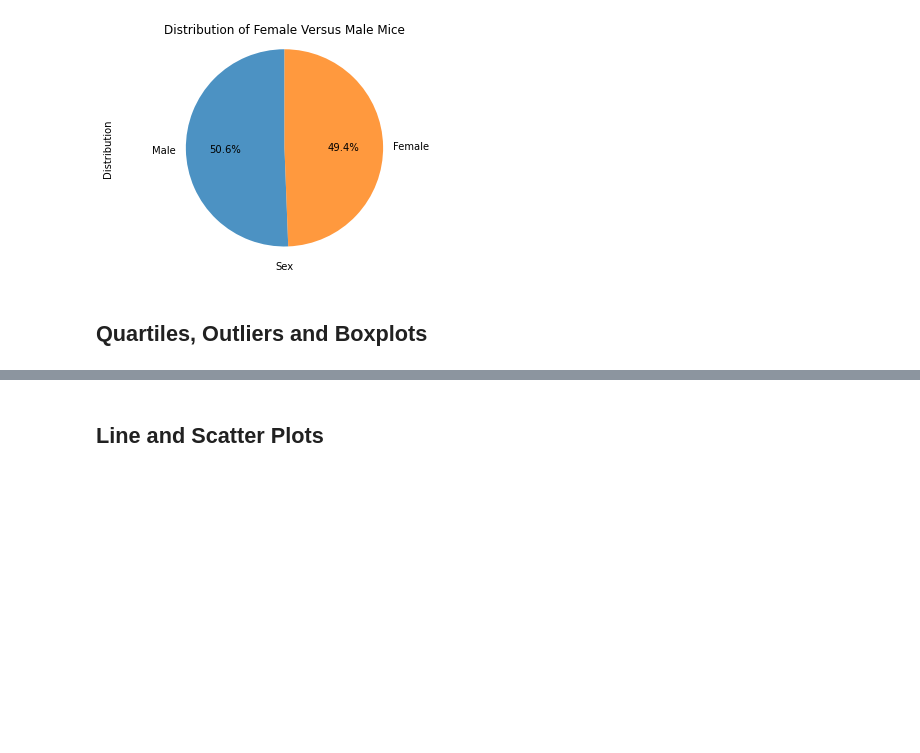
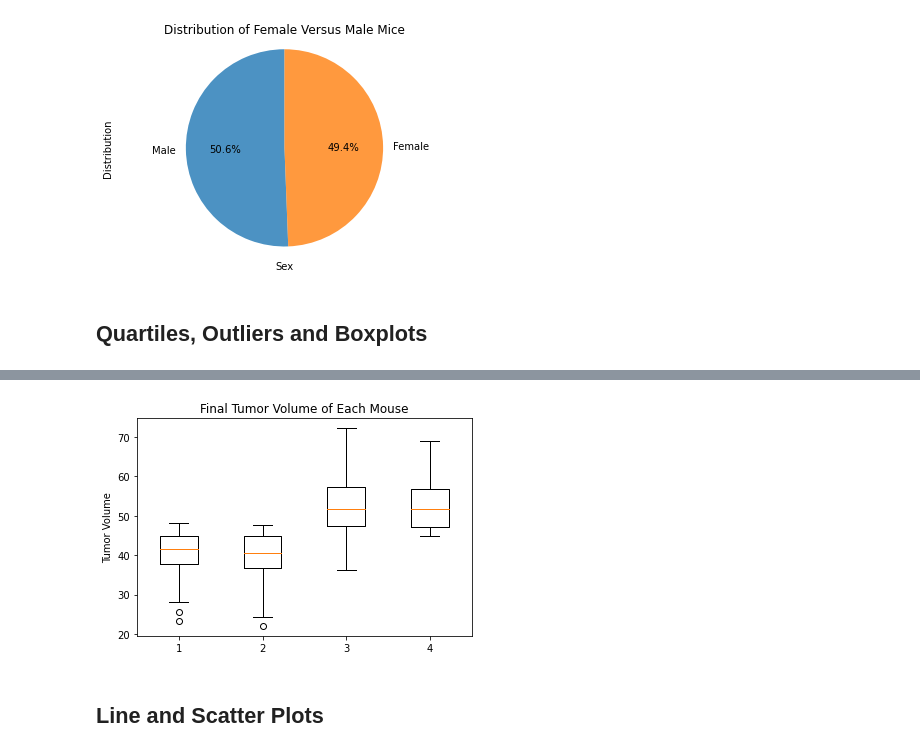
Before and after one commit to SybileC/matplotlib-challenge, a Jupyter notebook: 02-Homework_05-Matplotlib_Instructions_Pymaceuticals_pymaceuticals_starter.ipynb, the cells around one changed output, grey strips where cells are left out. Drawn from its saved outputs; the diff is of its cells as text; code cells hidden in the pictures; blank space fills up the shorter version.

```diff
--- a/02-Homework_05-Matplotlib_Instructions_Pymaceuticals_pymaceuticals_starter.ipynb
+++ b/02-Homework_05-Matplotlib_Instructions_Pymaceuticals_pymaceuticals_starter.ipynb
@@ -274,0 +296,29 @@ quartiles = final_tumor_volume.quantile([0.25, 0.5, 0.75])
+# %%
+# Put treatments into a list for for loop (and later for plot labels)
+promising_treatments = ["Capomulin", "Ramicane", "Infubinol", "Ceftamin"]
+
+# Create empty list to fill with tumor vol data (for plotting)
+tumor_volume = []
+
+
+# Calculate the IQR and quantitatively determine if there are any potential outliers.
+
+for treatment in promising_treatments:
+
+    # Locate the rows which contain mice on each drug and get the tumor volumes
+    output_volume = final_tumor.loc[final_tumor["Drug Regimen"] == treatment, "Tumor Volume (mm3)"]
+    # add subset
+    tumor_volume.append(output_volume)
+    quartiles = output_volume.quantile([0.25, 0.5, 0.75])
+    lowerq = quartiles[0.25]
+    upperq = quartiles[0.75]
+    iqr = upperq - lowerq
+    print(f"The lower quartile of {treatment} is {lowerq}")
+    print(f"The upper quartile of {treatment} is {upperq}")
+    print(f"The IQR of {treatment} is {iqr}")
+    lowerbound = lowerq - (1.5*iqr)
+    upperbound = upperq - (1.5*iqr)
+    print(f"Values below {lowerbound} for {treatment} could be outliers.")
+    print(f"Values above {upperbound} for {treatment} could be outliers.")
+
+    # Determine outliers using upper and lower bounds
@@ -275,5 +346,13 @@ quartiles = final_tumor_volume.quantile([0.25, 0.5, 0.75])
 # %%
 # Generate a box plot of the final tumor volume of each mouse across four regimens of interest
+ax1 = plt.subplot(1, 4, 1)
+ax2 = plt.subplot(1)
+ax1.set_title("Final Tumor Volume of Each Mouse")
+ax1.set_ylabel("Tumor Volume")
+ax1.boxplot(tumor_volume)
+plt.show()
+# %% [output]
+[figure, added]
 # %% [markdown]
 ## Line and Scatter Plots
 # %%
```
Also changed, not shown: parts of 7 cells of this notebook.
